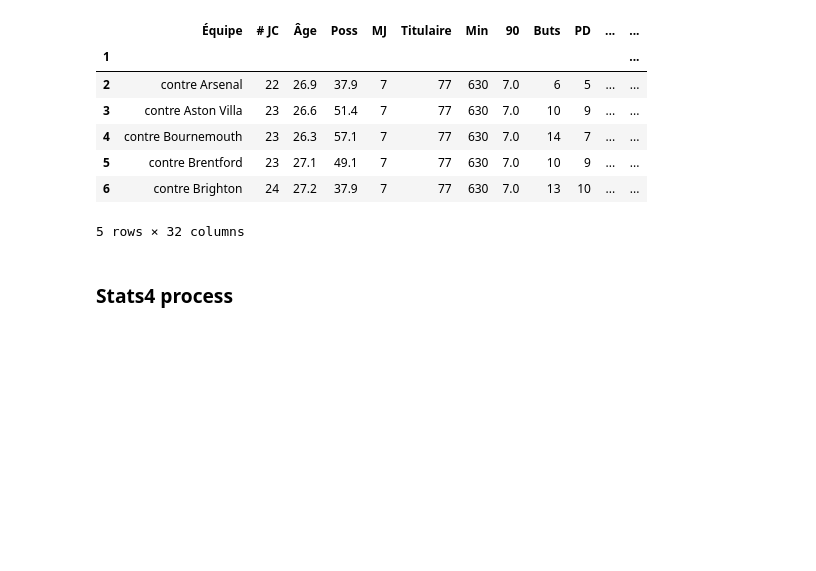
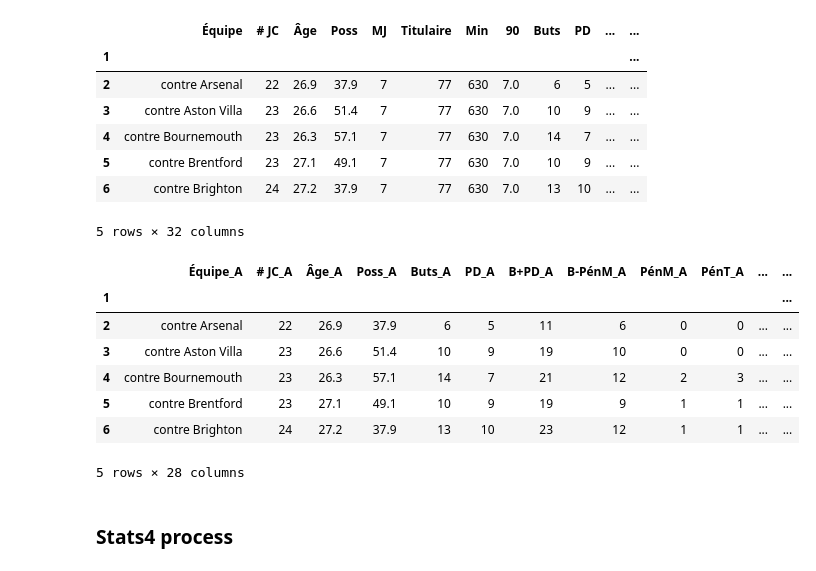
Before and after one commit to DjuloFyro/guru_sport_betting_bot, a Jupyter notebook: model.ipynb, the cells around one changed output. Saved outputs shown, nothing was run; the diff lists cells and outputs as text; code cells hidden in the pictures; blank space fills up the shorter version.

```diff
--- a/model.ipynb
+++ b/model.ipynb
@@ -127,6 +145,23 @@ df_stats3.head()
 | 5 | contre Brentford | 23 | 27.1 | 49.1 | 7 | 77 | 630 | 7.0 | 10 | 9 | ... | ... |
 | 6 | contre Brighton | 24 | 27.2 | 37.9 | 7 | 77 | 630 | 7.0 | 13 | 10 | ... | ... |
 5 rows × 32 columns
+# %%
+# Drop useless columns
+df_stats3.drop(columns=['MJ', 'Titulaire', 'Min', '90'], inplace=True)
+
+# Rename columns to specify it's against the team
+df_stats3 = df_stats3.add_suffix('_A')
+
+df_stats3.head()
+# %% [output]
+|  | Équipe_A | # JC_A | Âge_A | Poss_A | Buts_A | PD_A | B+PD_A | B-PénM_A | PénM_A | PénT_A | ... | ... |
+| 1 |  |  |  |  |  |  |  |  |  |  |  | ... |
+| 2 | contre Arsenal | 22 | 26.9 | 37.9 | 6 | 5 | 11 | 6 | 0 | 0 | ... | ... |
+| 3 | contre Aston Villa | 23 | 26.6 | 51.4 | 10 | 9 | 19 | 10 | 0 | 0 | ... | ... |
+| 4 | contre Bournemouth | 23 | 26.3 | 57.1 | 14 | 7 | 21 | 12 | 2 | 3 | ... | ... |
+| 5 | contre Brentford | 23 | 27.1 | 49.1 | 10 | 9 | 19 | 9 | 1 | 1 | ... | ... |
+| 6 | contre Brighton | 24 | 27.2 | 37.9 | 13 | 10 | 23 | 12 | 1 | 1 | ... | ... |
+5 rows × 28 columns
 # %% [markdown]
 ### Stats4 process
 # %%
```
Also changed, not shown: parts of 22 cells of this notebook.
